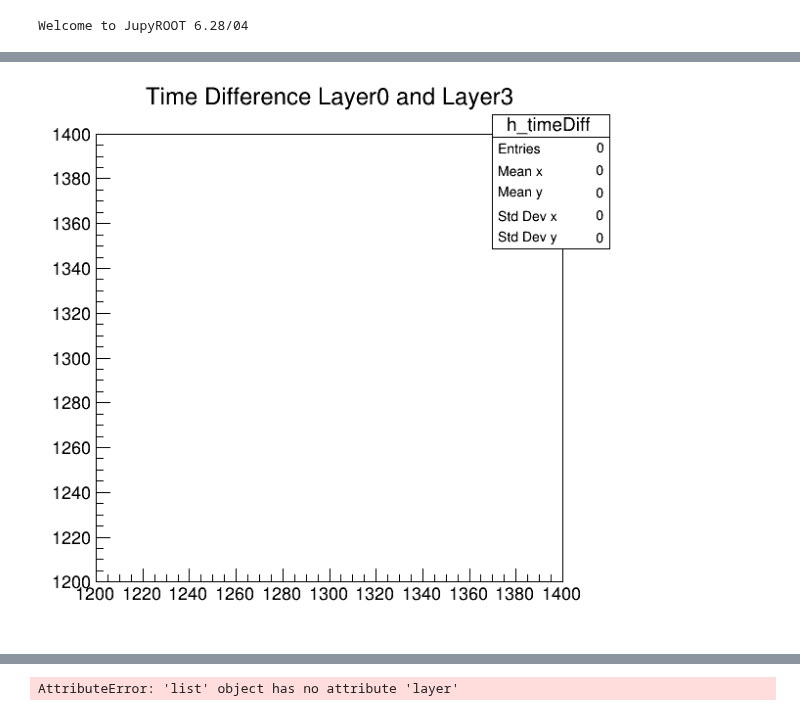
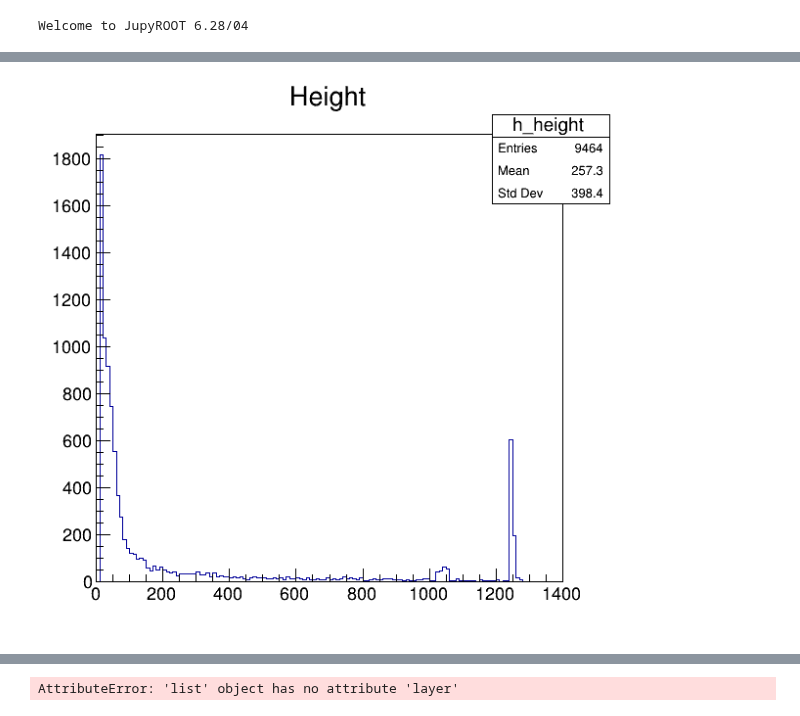
Before and after one commit to milliQan-sw/milliqanOffline, a Jupyter notebook: Run3Detector/analysis/utilities/exampleProcessor.ipynb, the cells around one changed output, grey strips where cells are left out. Drawn from its saved outputs; the diff is of its cells as text; code cells hidden in the pictures.

Commit message:
first version of milliqan plotter

```diff
--- a/Run3Detector/analysis/utilities/exampleProcessor.ipynb
+++ b/Run3Detector/analysis/utilities/exampleProcessor.ipynb
@@ -70,8 +71,11 @@ if __name__ == "__main__":
     #example of creating a combined cut
     eventCuts = mycuts.getLambda(mycuts.combineCuts, 'eventCuts', ['fourLayers', 'straightPath'])
 
+    h_height = r.TH1F("h_height", "Height", 140, 0, 1400)
+    myplotter = milliqanPlotter(h_height, 'height')
+
     #defining the cutflow
-    cutflow = [mycuts.layerCut, mycuts.fourLayerCut, mycuts.straightLineCut, eventCuts]
+    cutflow = [mycuts.layerCut, mycuts.fourLayerCut, mycuts.straightLineCut, eventCuts, myplotter]
 
     #create a schedule of the cuts
     myschedule = milliQanScheduler(cutflow)
@@ -82,7 +86,7 @@ if __name__ == "__main__":
     #branchesToMake = [layerCut, fourLayerCut]#, 'straightLineCut', "combineCuts(['fourLayers', 'straightPath']; 'eventCuts')", 'threeAreaSaturatedInLine(50000)', "combineCuts(['eventCuts', 'three_sat']; 'eventCuts')"]
 
     #create the milliqan processor object
-    myiterator = milliqanProcessor(filelist, branches, myschedule, mycuts)
+    myiterator = milliqanProcessor(filelist, branches, myschedule, mycuts, myplotter)
 
     #set custom functions inside iterator if desired
     myiterator.setCustomFunction(getMaxPulseTime)
@@ -108,6 +124,6 @@ Number of passing events 150
 # %%
 c1 = r.TCanvas("c1", "c1", 600, 600)
 c1.cd()
-myiterator.h_timeDiff.Draw()
+h_height.Draw()
 c1.Draw()
 # %% [output]
@@ -114 +131 @@ c1.Draw()
-[figure, old version]
+[figure, new version]
```
Also changed, not shown: parts of 5 cells of this notebook, 1 other file.
